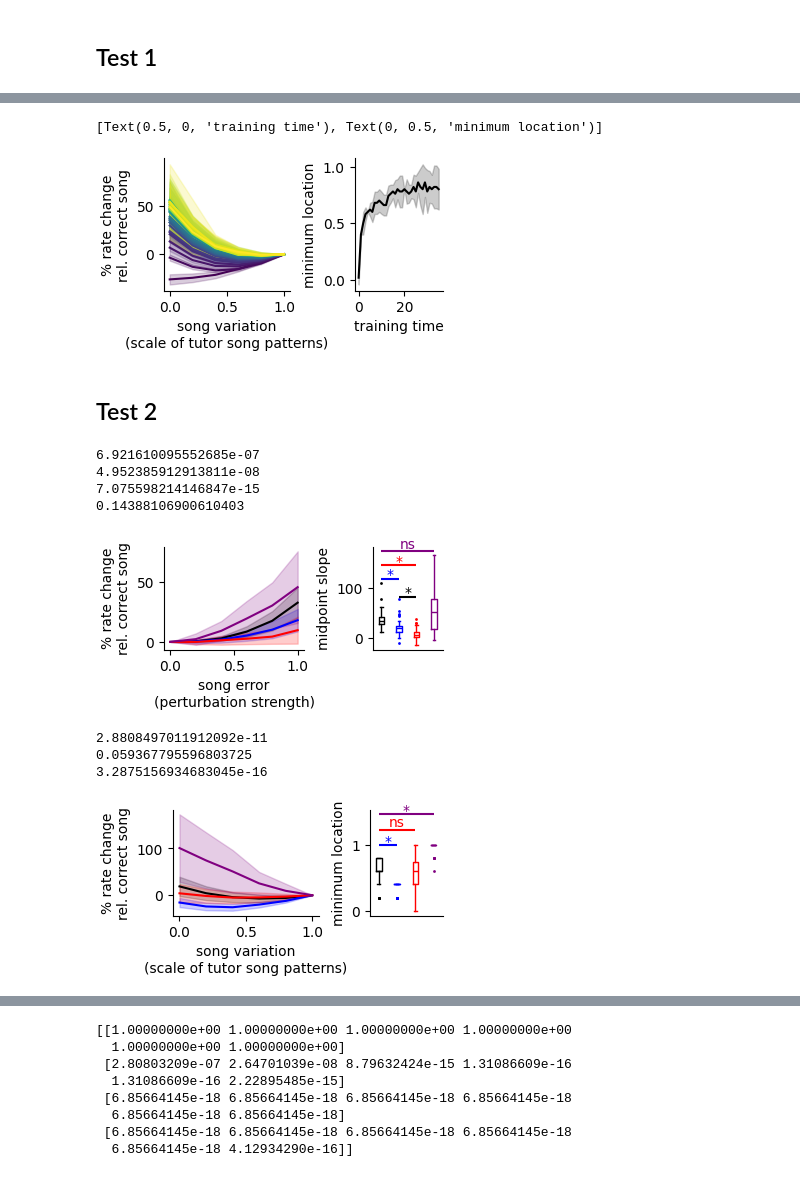
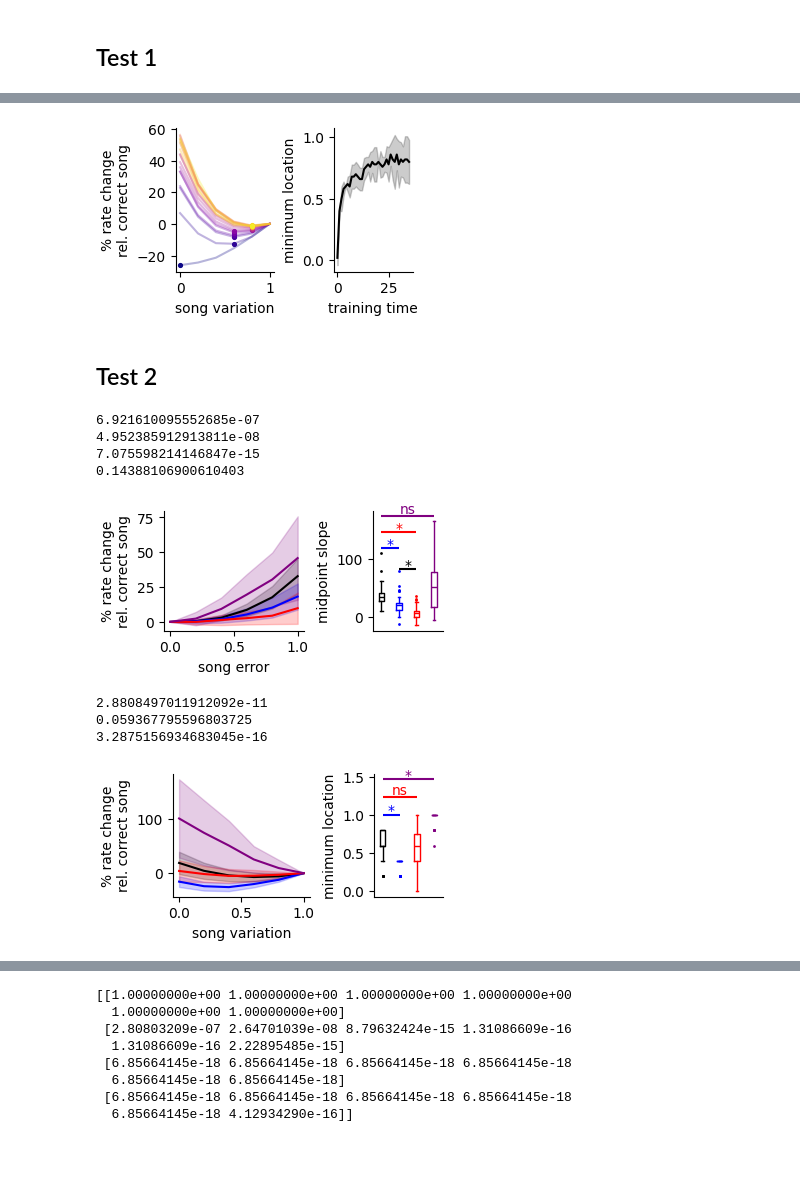
Before and after one commit to gongziyida/vocal-error-network, a Jupyter notebook: further_analysis/EIrec_analysis.ipynb, the cells around one changed output, grey strips where cells are left out. Saved outputs shown, nothing was run; the diff lists cells and outputs as text; code cells hidden in the pictures.

```diff
--- a/further_analysis/EIrec_analysis.ipynb
+++ b/further_analysis/EIrec_analysis.ipynb
@@ -141,20 +157,22 @@ fig.savefig(f'../svg/EIrec_analysis/{MODE}_mode_time_constants.svg')
 # %% [markdown]
 ## Test 1
 # %%
-fig, ax = plt.subplots(1, 2, figsize=(3.5,2), width_ratios=[1,0.7])
+fig, ax = plt.subplots(1, 2, figsize=(3.2,2), width_ratios=[1,0.8])
 
 m = rate_offm_train.mean(axis=-1) # (trials, training step, pert values)
 m = (m / m[...,0,None] - 1) * 100
 g = np.gradient(m, XS_PERT, axis=-1)[...,3] # (trials, training step)
 
-cmap = plt.get_cmap('viridis')
+cmap = plt.get_cmap('plasma')
 for i in range(train_steps):
+    c = cmap(i/(train_steps-1))
     plot_mean_std(ax[0], m[:,i].mean(axis=0), m[:,i].std(axis=0),
-                  a_fill=0.2, c=cmap(i/(train_steps-1)), xs=XS_SCALE)
+                  a_fill=0, a_line=0.5, c=c, xs=XS_SCALE)
 plot_mean_std(ax[1], g.mean(axis=0), g.std(axis=0),
               a_fill=0.2, c='k', xs=np.arange(train_steps))
 
-ax[0].set(xlabel='song error\n(perturbation strength)',
+ax[0].set(xlabel='song error',
           ylabel='% rate change\nrel. correct song')
 ax[1].set(xlabel='training time', ylabel='midpoint slope')
+fig.savefig(f'../svg/EIrec_analysis/{MODE}_off_manifold_training.svg')
 # %% [output]
@@ -163,23 +180,27 @@ ax[1].set(xlabel='training time', ylabel='midpoint slope')
 # %%
-fig, ax = plt.subplots(1, 2, figsize=(3.5,2), width_ratios=[1,0.7])
+fig, ax = plt.subplots(1, 2, figsize=(3.2,2), width_ratios=[1,0.8])
 
 m = rate_onm_train.mean(axis=-1) # (trials, training step, pert values)
 m = (m / m[...,-1,None] - 1) * 100
 min_locs = XS_SCALE[np.argmin(m, axis=-1)] # (trials, training step)
 
-cmap = plt.get_cmap('viridis')
-for i in range(train_steps):
-    plot_mean_std(ax[0], m[:,i].mean(axis=0), m[:,i].std(axis=0),
-                  a_fill=0.2, c=cmap(i/(train_steps-1)), xs=XS_SCALE)
+cmap = plt.get_cmap('plasma')
+for i in range(0, train_steps, 2):
+    c = cmap(i/(train_steps-1))
+    mean = m[:,i].mean(axis=0)
+    j = np.argmin(mean)
+    plot_mean_std(ax[0], mean, m[:,i].std(axis=0),
+                  a_fill=0, a_line=0.3, c=c, xs=XS_SCALE)
+    ax[0].scatter(XS_SCALE[j], mean[j], color=c, s=30, zorder=2)
 plot_mean_std(ax[1], min_locs.mean(axis=0), min_locs.std(axis=0),
               a_fill=0.2, c='k', xs=np.arange(train_steps))
 
-ax[0].set(xlabel='song variation\n(scale of tutor song patterns)',
+ax[0].set(xlabel='song variation',
           ylabel='% rate change\nrel. correct song')
-ax[1].set(xlabel='training time', ylabel='minimum location')
+ax[1].set(xlabel='training time', ylabel='minimum location', yticks=[0, 0.5, 1])
+fig.savefig(f'../svg/EIrec_analysis/{MODE}_on_manifold_training.svg')
 # %% [output]
-[Text(0.5, 0, 'training time'), Text(0, 0.5, 'minimum location')]
-[figure, old version]
+[figure, new version]
 # %% [markdown]
 ## Test 2
 # %%
@@ -220,7 +241,7 @@ for i, c in enumerate(case_colors[1:], 1):
     else:
         ax[1].text(i/2, y, 'ns', ha='center', va='bottom', c=c)
 
-ax[0].set(xlabel='song error\n(perturbation strength)',
+ax[0].set(xlabel='song error',
           ylabel='% rate change\nrel. correct song')
 ax[1].set(xticks=[], ylabel='midpoint slope')
 fig.savefig(f'../svg/EIrec_analysis/{MODE}_off_manifold_perturb.svg')
@@ -229,7 +250,7 @@ fig.savefig(f'../svg/EIrec_analysis/{MODE}_off_manifold_perturb.svg')
 4.952385912913811e-08
 7.075598214146847e-15
 0.14388106900610403
-[figure, old version]
+[figure, new version]
 # %%
 from scipy.stats import ranksums
 fig, ax = plt.subplots(1, 2, figsize=(3.5,1.8), width_ratios=[1,0.5])
@@ -256,7 +277,7 @@ for i, c in enumerate(case_colors[1:], 1):
     else:
         ax[1].text(i/2, y, 'ns', ha='center', va='bottom', c=c)
 
-ax[0].set(xlabel='song variation\n(scale of tutor song patterns)',
+ax[0].set(xlabel='song variation',
           ylabel='% rate change\nrel. correct song')
 ax[1].set(xticks=[], ylabel='minimum location')
 fig.savefig(f'../svg/EIrec_analysis/{MODE}_on_manifold_perturb.svg')
@@ -264,7 +285,7 @@ fig.savefig(f'../svg/EIrec_analysis/{MODE}_on_manifold_perturb.svg')
 2.8808497011912092e-11
 0.059367795596803725
 3.2875156934683045e-16
-[figure, old version]
+[figure, new version]
 # %%
 fig, ax = plt.subplots(1, figsize=(2,1.5))
 
```
Also changed, not shown: parts of 11 cells of this notebook.
